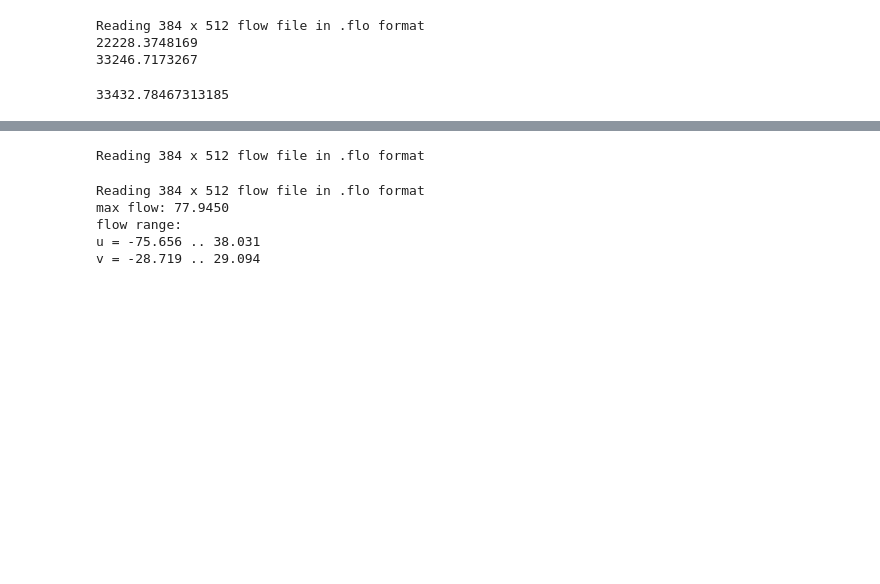
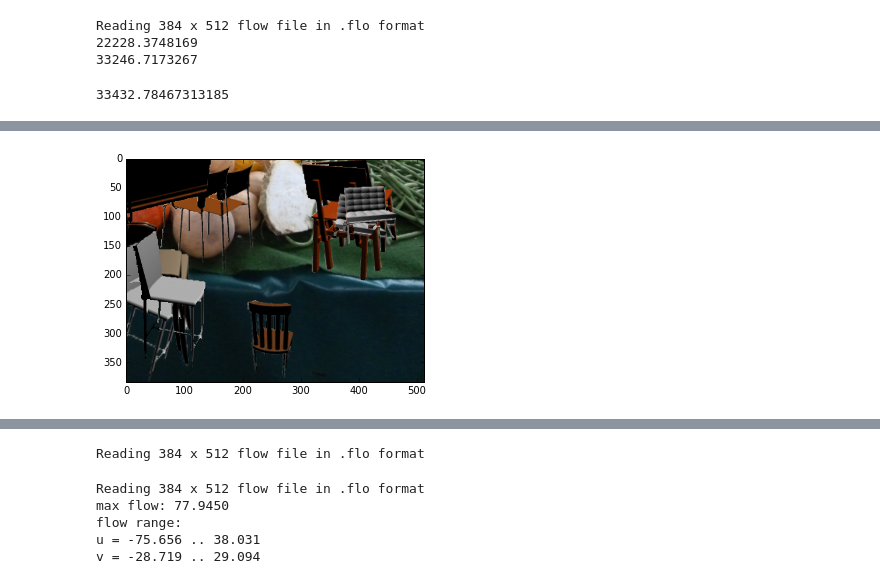
Before and after one commit to cdancette/flownet-tools, a Jupyter notebook: run_caffe.ipynb, the cells around one changed output, grey strips where cells are left out. Drawn from its saved outputs; the diff is of its cells as text; code cells hidden in the pictures; blank space fills up the shorter version.

```diff
--- a/run_caffe.ipynb
+++ b/run_caffe.ipynb
@@ -69,9 +11,9 @@ def new_loss(image_prev, image_after, flow):
 flow = open_flow("/home/gpu_user/corentin/flownet2/data/FlyingChairs_examples/0000000-gt.flo")
 it0 = open_image("/home/gpu_user/corentin/flownet2/data/FlyingChairs_examples/0000000-img0.ppm")
 it1 = open_image("/home/gpu_user/corentin/flownet2/data/FlyingChairs_examples/0000000-img1.ppm")
-it0_expected = apply_flow(it1, flow)
+it0_expected = apply_flow_reverse(it1, flow)
 
-norm, nonzeros = new_loss(it0, it1, flow)
+norm, nonzeros, nonzeros_after = new_loss(it0, it1, flow)
 print calculate_loss(it0, it0_expected)
 print norm
 cv2.norm(it0[nonzeros], it1[nonzeros], cv2.NORM_L2)
@@ -117,0 +33,4 @@ def apply_flow_path(second_image_path, incoming_flow_path, output_path):
+# %%
+show_image(it0_expected)
+# %% [output]
+[figure, added]
```
Also changed, not shown: parts of 59 cells of this notebook, 46 other files.
